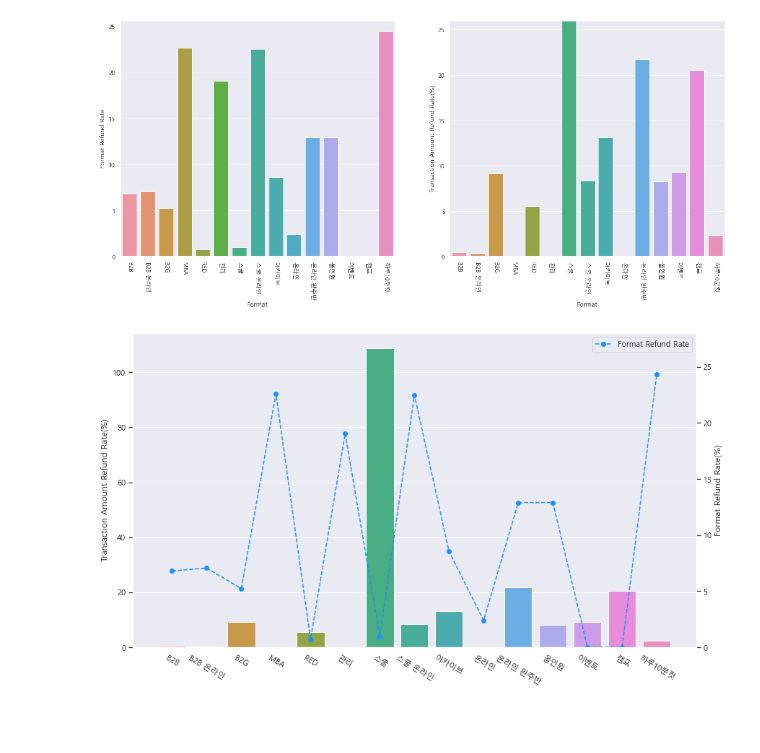
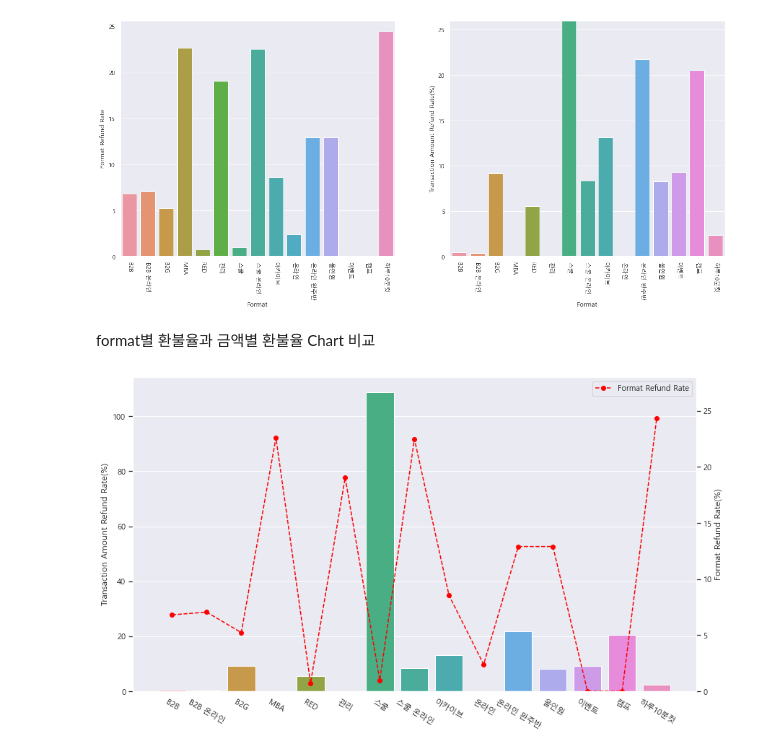
Before and after one commit to yd-online3/fc_miniproject, a Jupyter notebook: fc_mini_hojun_제출용.ipynb, the cells around one changed output. Cells and saved outputs as stored; diff of their text form; code cells hidden in the pictures; blank space fills up the shorter version.

```diff
--- a/fc_mini_hojun_제출용.ipynb
+++ b/fc_mini_hojun_제출용.ipynb
@@ -102,6 +104,7 @@ array(['개발자 커리어', '영상 편집', nan, 'PPT/보고서', '금융/투
 df = df.drop('tax_free_amount', axis = 1)
 
 # 'format'에서 결측치 제거
+df['format'] = df['format'].fillna('프로모션')
 df = df.drop(df[df['format']=='프로모션'].index)
 
 # 'type'에서 결측치 처리 및 type_drop_list인 row 제거
@@ -281,31 +301,27 @@ format_refund_rate = np.array(format_refund_rate)
 # %%
 # PAYMENT 금액 가져오기
 temp_df = df
+how = {
+    'transaction_amount' : np.sum
+}
 
 cond = temp_df[temp_df['type']=='REFUND'].index
 temp_df = temp_df.drop(cond)
 
 payment_list = []
-how5 = {
-    'transaction_amount' : np.sum,
-}
+
 completed_only = temp_df.groupby(['format','type','state']).agg(how)
 for i in range(len(completed_only)):
     payment_list.append(completed_only.iloc[i,0])
 payment_list.insert(9,0)
 
 # REFUND 금액 가져오기
-temp_df = df
-
 cond = temp_df[temp_df['type']=='PAYMENT'].index
 temp_df = temp_df.drop(cond)
 
 temp_df.groupby(['format','type','state']).agg(how)
 refund_list = []
-how5 = {
-    'transaction_amount' : np.sum,
-}
-temp_df.groupby(['format','type','state']).agg(how)
+
 for i in range(13):
     refund_list.append(temp_df.groupby(['format','type','state']).agg(how).iloc[i,0])
 refund_list.insert(3,0)
@@ -397,26 +380,28 @@ plt.ylim(0, 26)
 plt.show()
 # %% [output]
 [figure]
+# %% [markdown]
+format별 환불율과 금액별 환불율 Chart 비교
 # %%
 # df5 필요한 항목들을 -> array로 변환
 format_array = np.array(temp_df.index)
 format_refund_rate = np.array(temp_df['format_refund_rate'])
 transaction_amount_refund_rate = np.array(temp_df['transaction_amount_refund_rate'])
 
 plt.figure(figsize=(14, 8))
 
 lns1 = sns.barplot(x=format_array, y=transaction_amount_refund_rate )
 
 lns1.set_ylabel('Transaction Amount Refund Rate(%)')
 plt.xticks(rotation=-30)
 
 # ax2는 y2에 대한 그래프, twinx로 x축을 공유
 ax2 = lns1.twinx()
-lns2 = ax2.plot(format_array, format_refund_rate, color = 'dodgerblue', label='Format Refund Rate',linestyle='--', marker='o')
+lns2 = ax2.plot(format_array, format_refund_rate, color = 'red', label='Format Refund Rate',linestyle='--', marker='o')
 ax2.set_ylabel('Format Refund Rate(%)')
 ax2.grid()
 ax2.legend(loc='upper right')
 ax2.set_ylim(0, 28)
 plt.show()
 # %% [output]
-[figure, old version]
+[figure, new version]
```
Also changed, not shown: parts of 14 cells of this notebook.
